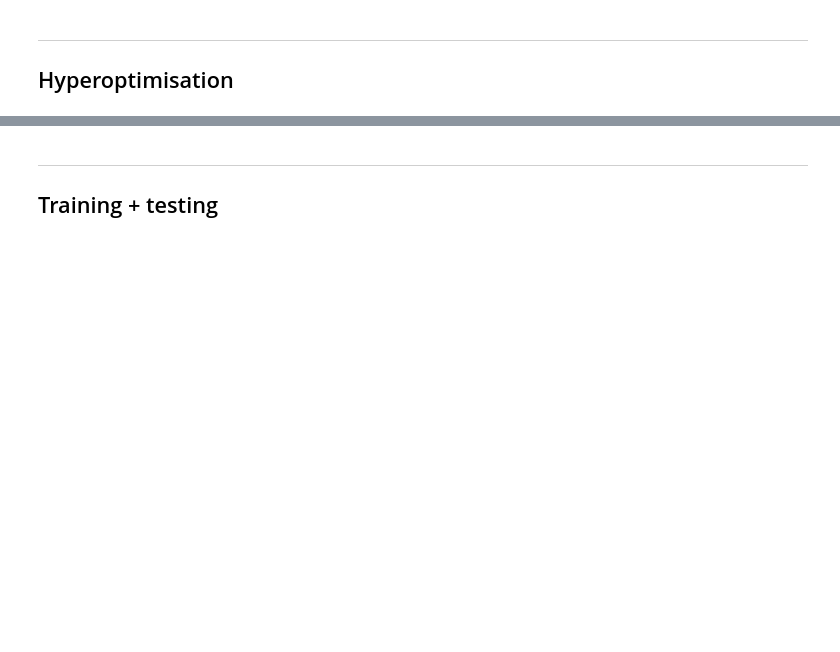
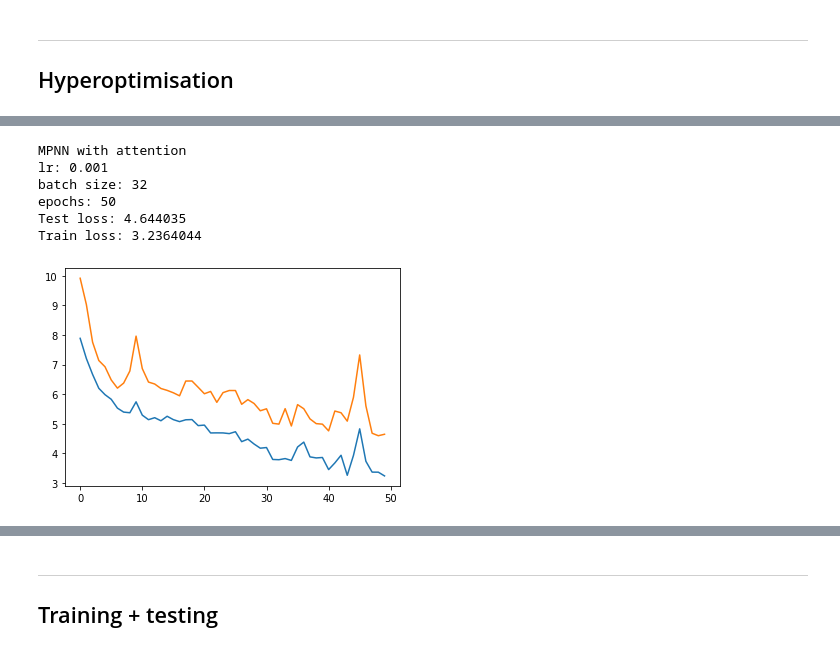
Before and after one commit to saratanov/git_honours, a Jupyter notebook: testing/pka_testing_torch.ipynb, the cells around one changed output, grey strips where cells are left out. Cells and saved outputs as stored; diff of their text form; code cells hidden in the pictures; blank space fills up the shorter version.

```diff
--- a/testing/pka_testing_torch.ipynb
+++ b/testing/pka_testing_torch.ipynb
@@ -67,0 +303,10 @@ pbounds = {'MP_hidden': (100,500), 'MP_depth': (2,4), 'NN_hidden': (100,500), 'N
+# %%
+training_loss(MPNN_att,1e-3,32,50)
+# %% [output]
+MPNN with attention
+lr: 0.001
+batch size: 32
+epochs: 50
+Test loss: 4.644035
+Train loss: 3.2364044
+[figure, added]
```
Also changed, not shown: parts of 40 cells of this notebook, 30 other files.
